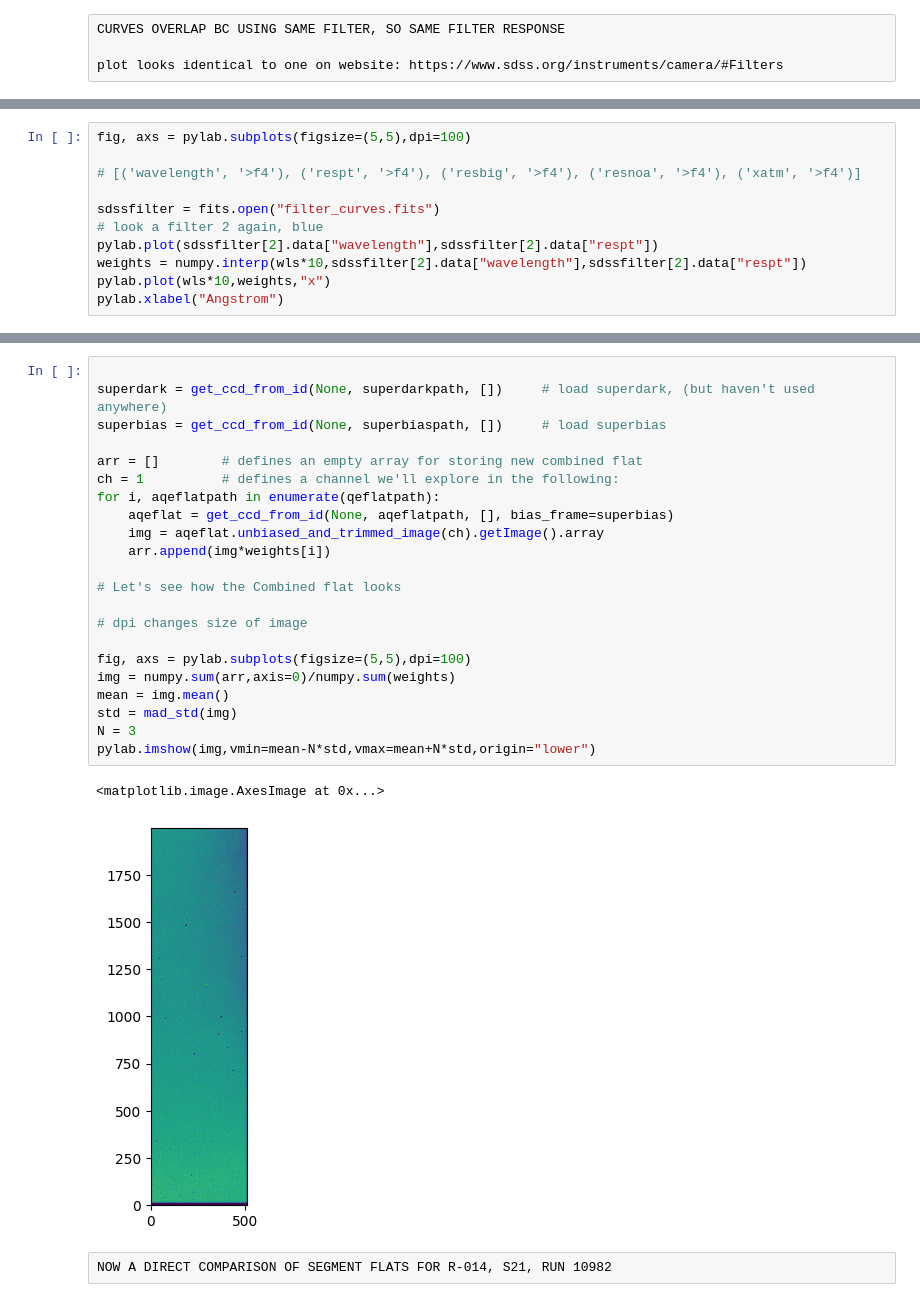
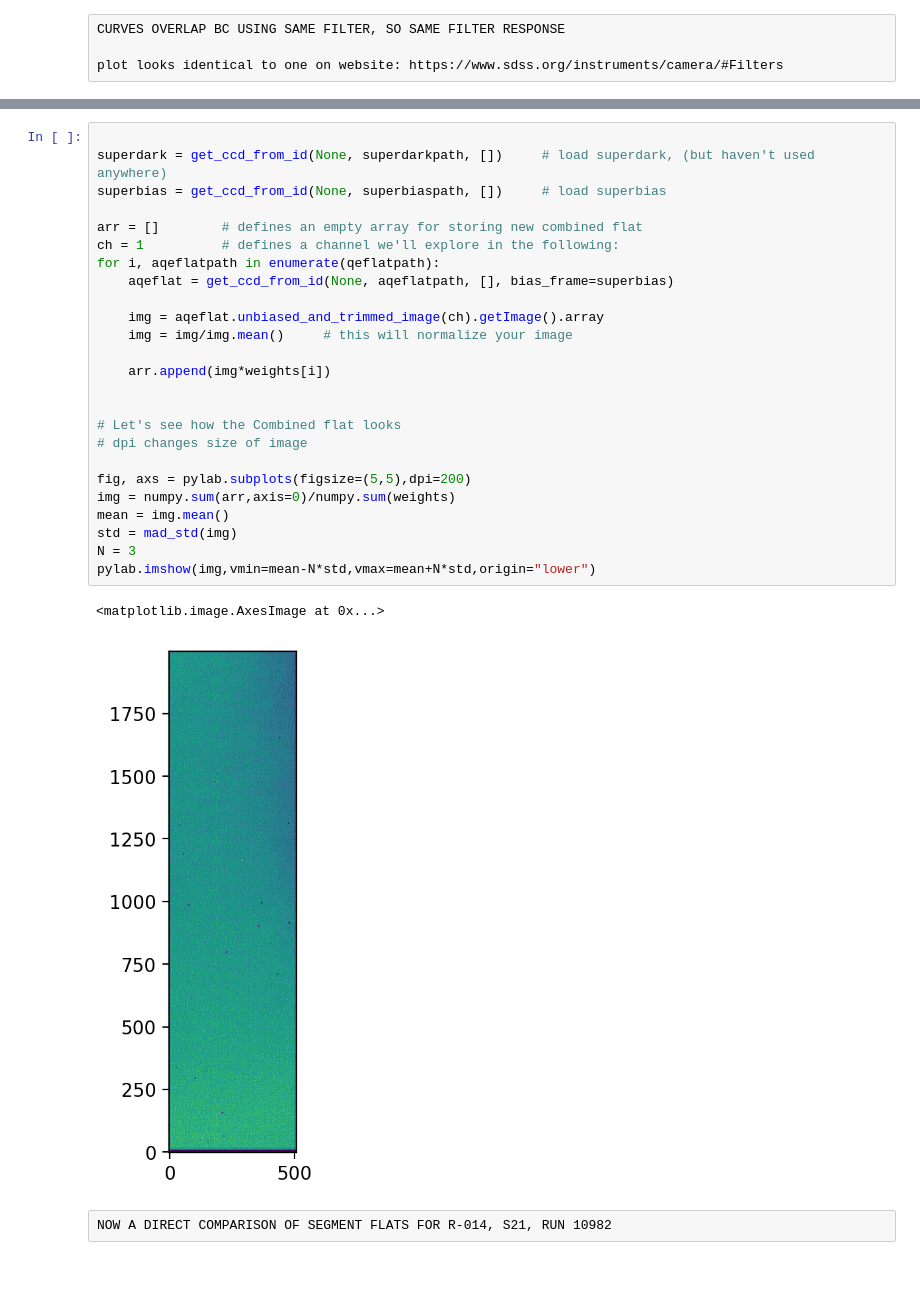
Before and after one commit to youtsumi/summer_research_2020, a Jupyter notebook: new_test.ipynb, the cells around one changed output, grey strips where cells are left out. Saved outputs shown, nothing was run; the diff lists cells and outputs as text; blank space fills up the shorter version.

```diff
--- a/new_test.ipynb
+++ b/new_test.ipynb
@@ -111,11 +111,0 @@ But this is very common technique so I believe you can find a way on internet ea
-# %%
-fig, axs = pylab.subplots(figsize=(5,5),dpi=100)
-
-# [('wavelength', '>f4'), ('respt', '>f4'), ('resbig', '>f4'), ('resnoa', '>f4'), ('xatm', '>f4')]
-
-sdssfilter = fits.open("filter_curves.fits")
-# look a filter 2 again, blue
-pylab.plot(sdssfilter[2].data["wavelength"],sdssfilter[2].data["respt"])
-weights = numpy.interp(wls*10,sdssfilter[2].data["wavelength"],sdssfilter[2].data["respt"])
-pylab.plot(wls*10,weights,"x")
-pylab.xlabel("Angstrom")
@@ -125,28 +112,31 @@ Text(0.5, 0, 'Angstrom')
 # %%
 
 superdark = get_ccd_from_id(None, superdarkpath, [])     # load superdark, (but haven't used anywhere)
 superbias = get_ccd_from_id(None, superbiaspath, [])     # load superbias
 
 arr = []        # defines an empty array for storing new combined flat
 ch = 1          # defines a channel we'll explore in the following:
 for i, aqeflatpath in enumerate(qeflatpath):
     aqeflat = get_ccd_from_id(None, aqeflatpath, [], bias_frame=superbias)
+
     img = aqeflat.unbiased_and_trimmed_image(ch).getImage().array
+    img = img/img.mean()     # this will normalize your image
+
     arr.append(img*weights[i])
 
+
 # Let's see how the Combined flat looks
-
 # dpi changes size of image
 
-fig, axs = pylab.subplots(figsize=(5,5),dpi=100)
+fig, axs = pylab.subplots(figsize=(5,5),dpi=200)
 img = numpy.sum(arr,axis=0)/numpy.sum(weights)
 mean = img.mean()
 std = mad_std(img)
 N = 3
 pylab.imshow(img,vmin=mean-N*std,vmax=mean+N*std,origin="lower")
 # %% [output]
 <matplotlib.image.AxesImage at 0x...>
-[figure, old version]
+[figure, new version]
 # %% [raw]
 NOW A DIRECT COMPARISON OF SEGMENT FLATS FOR R-014, S21, RUN 10982
 # %%
```
Also changed, not shown: parts of 14 cells of this notebook.
